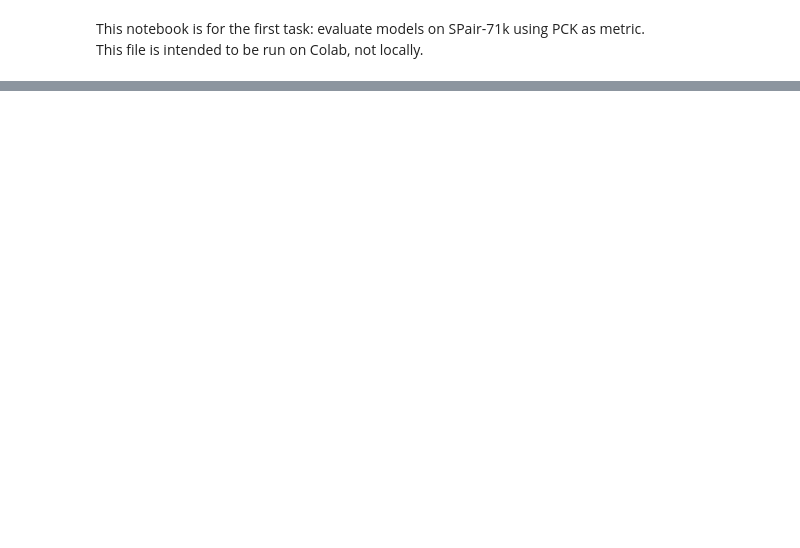
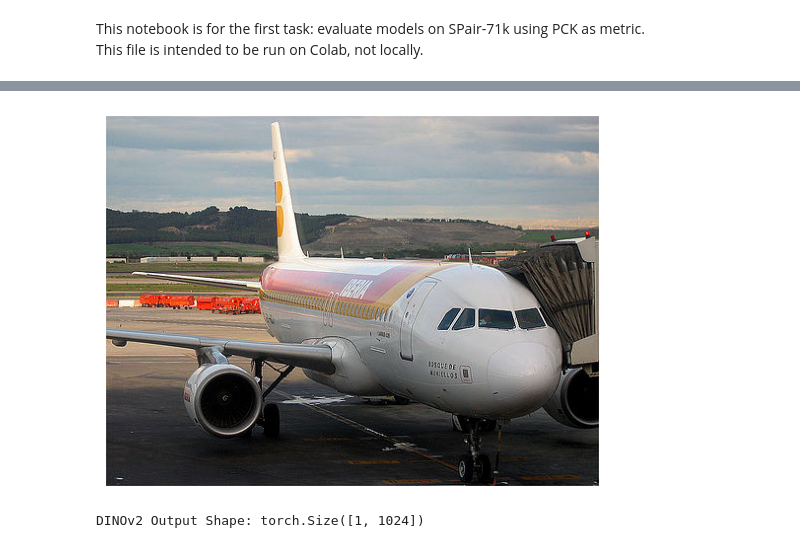
Before and after one commit to Luffy65/Semantic-Correspondence, a Jupyter notebook: eval.ipynb, the cells around one changed output, grey strips where cells are left out. Saved outputs shown, nothing was run; the diff lists cells and outputs as text; code cells hidden in the pictures; blank space fills up the shorter version.

```diff
--- a/eval.ipynb
+++ b/eval.ipynb
@@ -53,5 +79,7 @@ else:
 # %%
 # Instantiate the foundation models
+sys.path.append(os.path.abspath("sam3")) # Add sam3 to path
+
 from segment_anything import SamPredictor, sam_model_registry
 from sam3.model_builder import build_sam3_image_model
 from sam3.model.sam3_image_processor import Sam3Processor
@@ -60,14 +88,17 @@ CHECKPOINTS_ROOT = os.path.join(DRIVE_ROOT, 'checkpoints/')
 
 SAM_WEIGHTS_PATH = os.path.join(CHECKPOINTS_ROOT, 'sam_vit_b_01ec64.pth')
 SAM3_WEIGHTS_PATH = os.path.join(CHECKPOINTS_ROOT,"sam3.pt")
+DINOV2_WEIGHTS_PATH = os.path.join(CHECKPOINTS_ROOT, "dinov2_vitl14_pretrain.pth")
+DINOV2_REPO_DIR = "dinov2"
 DINOV3_WEIGHTS_PATH = os.path.join(CHECKPOINTS_ROOT, 'dinov3_vitb16_pretrain_lvd1689m-73cec8be.pth')
 DINOV3_REPO_DIR = "dinov3"
 
 sam = sam_model_registry["vit_b"](checkpoint=SAM_WEIGHTS_PATH)
 sampredictor = SamPredictor(sam)
 
-sam3 = build_sam3_image_model() # Pass checkpoints?
-sam3_processor = Sam3Processor(sam3)
+sam3 = build_sam3_image_model(checkpoint_path=SAM3_WEIGHTS_PATH)
+sam3.to("cuda").eval() # Put the model on cuda and evaluation mode
+sam3_processor = Sam3Processor(model=sam3)
 
-dinov2_vitb14 = torch.hub.load('facebookresearch/dinov2', 'dinov2_vitb14')
+dinov2_vitl14 = torch.hub.load(DINOV2_REPO_DIR, 'dinov2_vitl14', source = 'local', weights=DINOV2_WEIGHTS_PATH)
 dinov3_vitb16 = torch.hub.load(DINOV3_REPO_DIR, 'dinov3_vitb16', source='local', weights=DINOV3_WEIGHTS_PATH) # DINOv3 ViT model pretrained on web images
@@ -83,0 +105,33 @@ masks, boxes, scores = output["masks"], output["boxes"], output["scores"]
+# %%
+# TESTING DINOV2
+# 1. Load and Preprocess Image
+
+IMAGE_PATH = os.path.join(LOCAL_DATA_DIR, 'SPair-71k/JPEGImages/aeroplane/2008_000585.jpg')
+image = Image.open(IMAGE_PATH).convert('RGB')
+
+# Visualize the image
+plt.imshow(image)
+plt.axis('off')
+plt.show()
+
+# DINOv2 expects 224x224 (or multiples of 14) and specific normalization
+transform = transforms.Compose([
+    transforms.Resize(224),
+    transforms.CenterCrop(224),
+    transforms.ToTensor(),
+    transforms.Normalize(mean=[0.485, 0.456, 0.406], std=[0.229, 0.224, 0.225]),
+])
+img_tensor = transform(image).unsqueeze(0).to("cuda")
+
+# Bring dinov2 to cuda
+dinov2_vitl14.to("cuda")
+
+# 2. Run Inference
+with torch.no_grad():
+    features = dinov2_vitl14(img_tensor)
+
+print(f"DINOv2 Output Shape: {features.shape}")
+# Expected: torch.Size([1, 1024]) for the [CLS] token (if using dino large)
+# %% [output]
+[figure, added]
+DINOv2 Output Shape: torch.Size([1, 1024])
```
Also changed, not shown: parts of 6 cells of this notebook, 1 other file.
